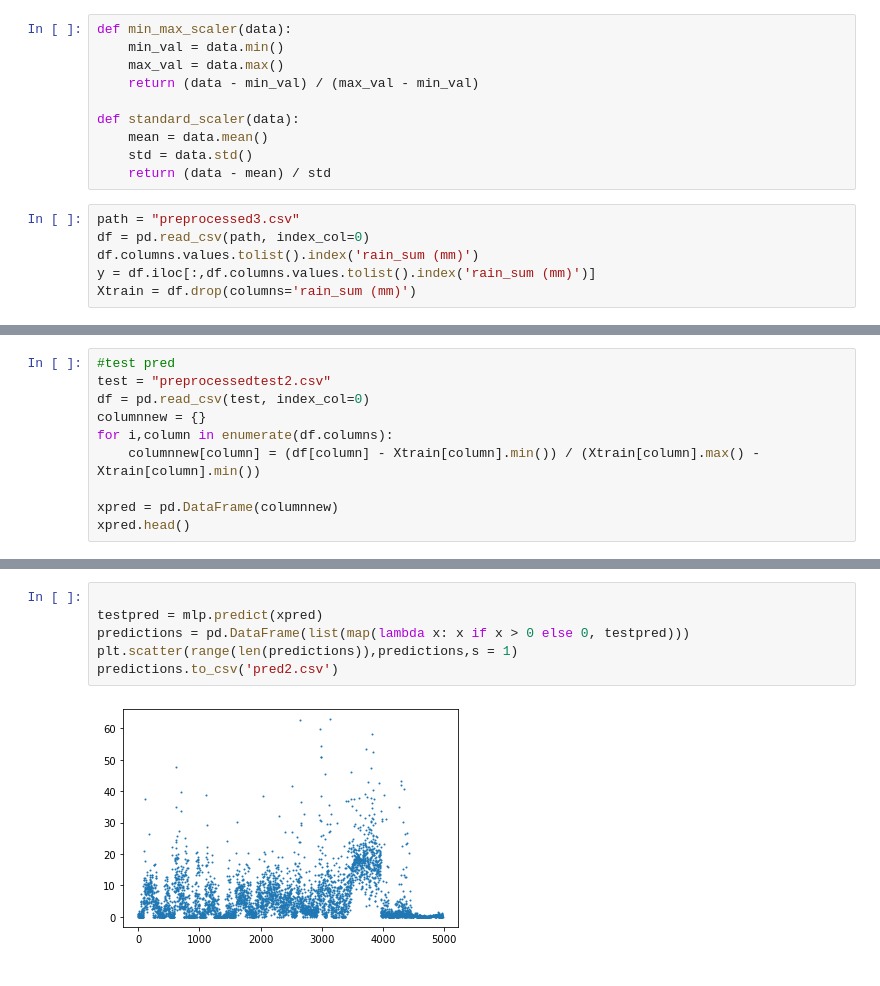
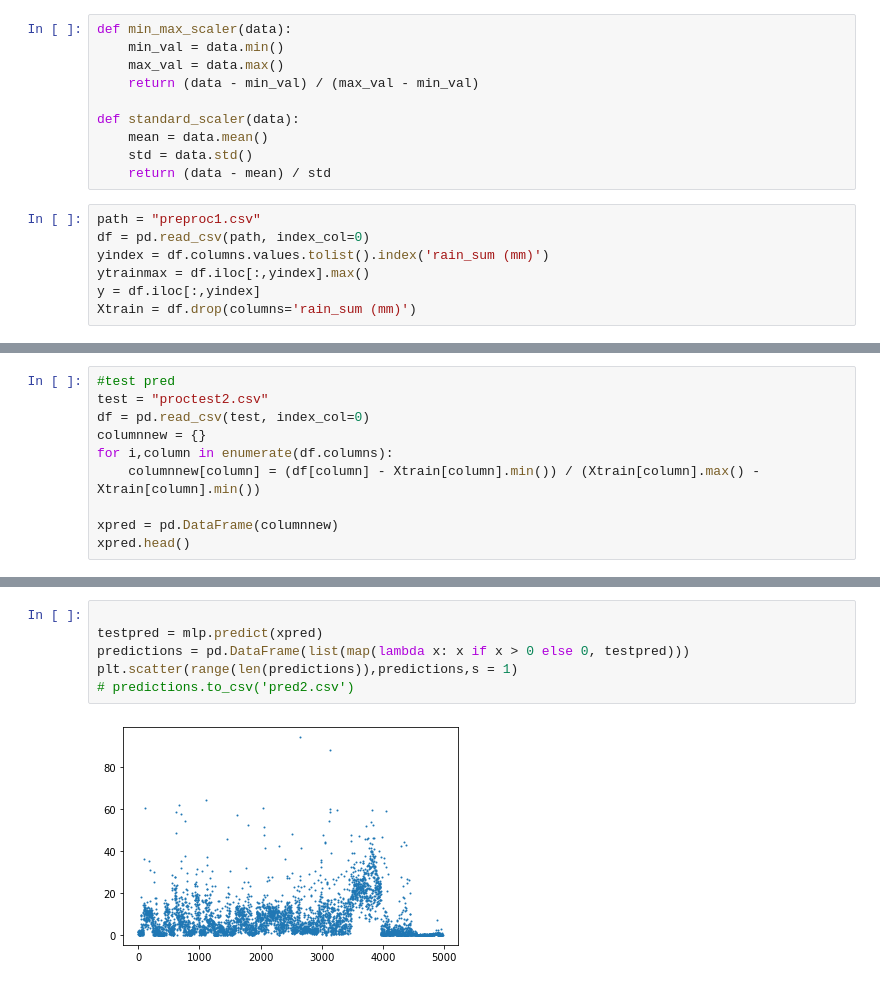
Before and after one commit to Alfadhils/DataVidia-Project, a Jupyter notebook: nn.ipynb, the cells around one changed output, grey strips where cells are left out. Drawn from its saved outputs; the diff is of its cells as text.

```diff
--- a/nn.ipynb
+++ b/nn.ipynb
@@ -22,10 +22,11 @@ def standard_scaler(data):
     std = data.std()
     return (data - mean) / std
 # %%
-path = "preprocessed3.csv"
+path = "preproc1.csv"
 df = pd.read_csv(path, index_col=0)
-df.columns.values.tolist().index('rain_sum (mm)')
-y = df.iloc[:,df.columns.values.tolist().index('rain_sum (mm)')]
+yindex = df.columns.values.tolist().index('rain_sum (mm)')
+ytrainmax = df.iloc[:,yindex].max()
+y = df.iloc[:,yindex]
 Xtrain = df.drop(columns='rain_sum (mm)')
 # %%
 columnnew = {}
@@ -48,6 +42,6 @@ X.describe()
 # %%
 #test pred
-test = "preprocessedtest2.csv"
+test = "proctest2.csv"
 df = pd.read_csv(test, index_col=0)
 columnnew = {}
 for i,column in enumerate(df.columns):
@@ -66,11 +60,11 @@ xpred.head()
 # %%
 
 testpred = mlp.predict(xpred)
 predictions = pd.DataFrame(list(map(lambda x: x if x > 0 else 0, testpred)))
 plt.scatter(range(len(predictions)),predictions,s = 1)
-predictions.to_csv('pred2.csv')
+# predictions.to_csv('pred2.csv')
 # %% [output]
-[figure, old version]
+[figure, new version]
 # %%
 def nn(X,y,hidden,iter,solv='adam',act='logistic'):
     # Split the data into training and test sets
```
Also changed, not shown: parts of 7 cells of this notebook, 5 other files.
